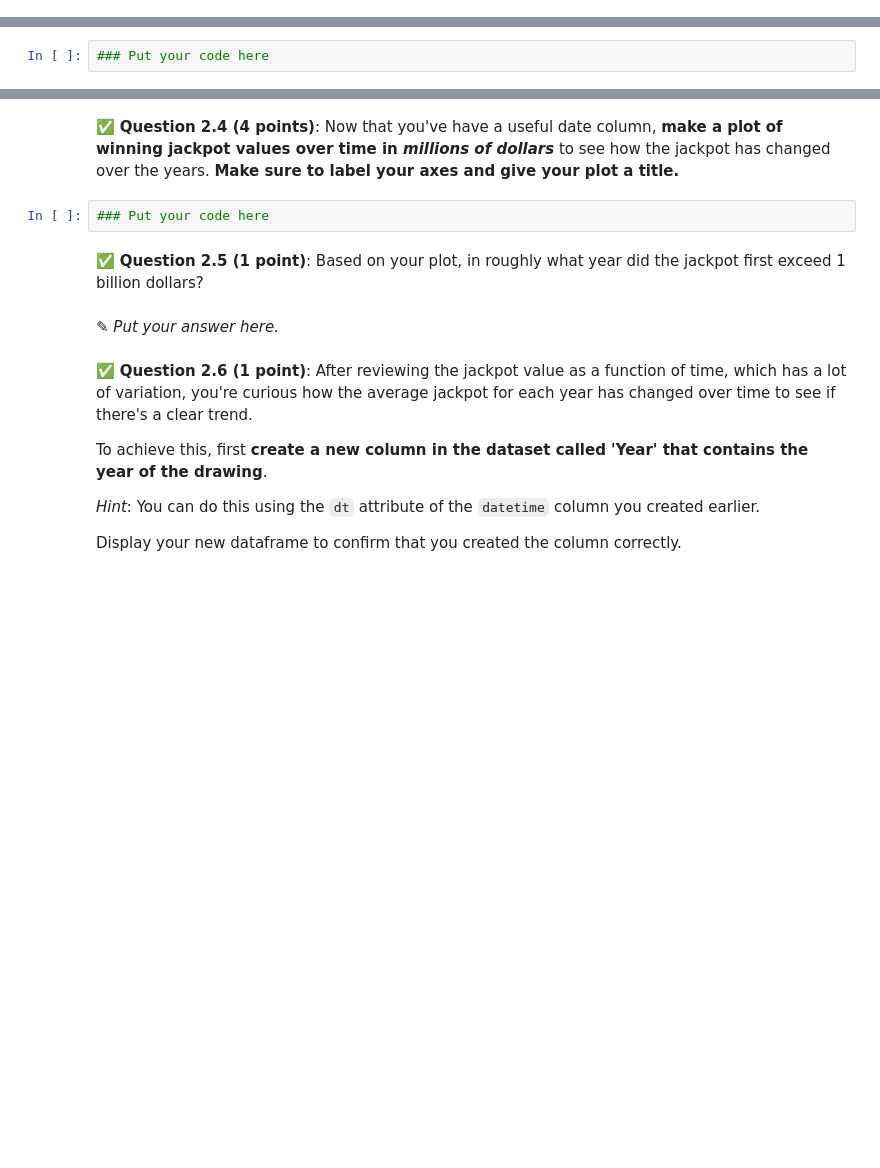
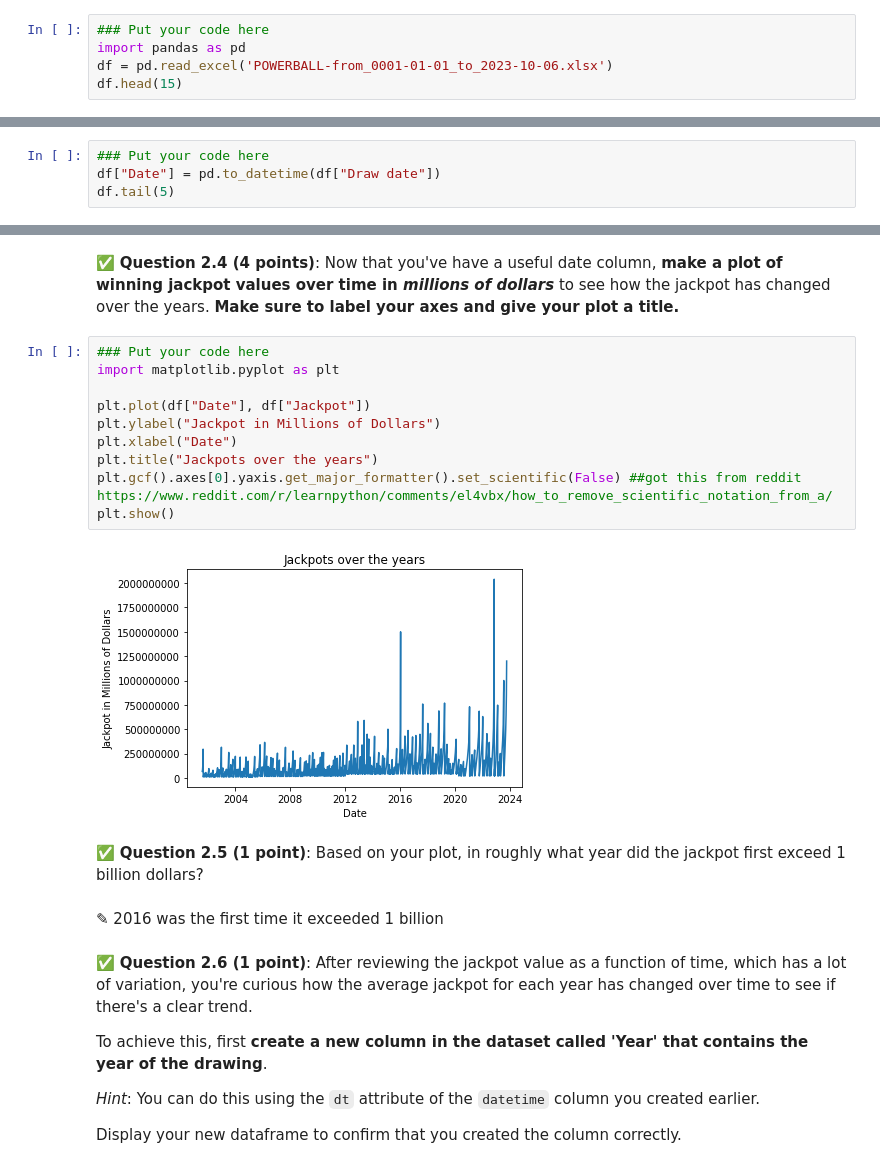
Before and after one commit to johnsonbj199/CMSE202-f23-turnin, a Jupyter notebook: midterm/CMSE202-Midterm-Section001-STUDENT.ipynb, the cells around one changed output, grey strips where cells are left out. Drawn from its saved outputs; the diff is of its cells as text; blank space fills up the shorter version.

```diff
--- a/midterm/CMSE202-Midterm-Section001-STUDENT.ipynb
+++ b/midterm/CMSE202-Midterm-Section001-STUDENT.ipynb
@@ -76,0 +76,5 @@ You should be able to access it here:
+# %%
+### Put your code here
+import pandas as pd
+df = pd.read_excel('POWERBALL-from_0001-01-01_to_2023-10-06.xlsx')
+df.head(15)
@@ -82,3 +104,5 @@ In order to make plotting easier, **create a new column in the dataset called 'D
 Once you've done this, **display the _last_ 5 rows of the dataset and confirm that your new column has the right information.**
 # %%
 ### Put your code here
+df["Date"] = pd.to_datetime(df["Draw date"])
+df.tail(5)
@@ -85,11 +117,21 @@ Once you've done this, **display the _last_ 5 rows of the dataset and confirm th
 # %% [markdown]
 &#9989; **Question 2.4 (4 points)**: Now that you've have a useful date column, **make a plot of winning jackpot values over time in _millions of dollars_** to see how the jackpot has changed over the years. **Make sure to label your axes and give your plot a title.**
-# %%
-### Put your code here
+# %%
+### Put your code here
+import matplotlib.pyplot as plt
+
+plt.plot(df["Date"], df["Jackpot"])
+plt.ylabel("Jackpot in Millions of Dollars")
+plt.xlabel("Date")
+plt.title("Jackpots over the years")
+plt.gcf().axes[0].yaxis.get_major_formatter().set_scientific(False) ##got this from reddit https://www.reddit.com/r/learnpython/comments/el4vbx/how_to_remove_scientific_notation_from_a/
+plt.show()
+# %% [output]
+[figure, added]
 # %% [markdown]
 &#9989; **Question 2.5 (1 point)**: Based on your plot, in roughly what year did the jackpot first exceed 1 billion dollars?
 # %% [markdown]
-<font size=+3>&#9998;</font> _Put your answer here._
+<font size=+3>&#9998;</font> 2016 was the first time it exceeded 1 billion
 # %% [markdown]
 &#9989; **Question 2.6 (1 point)**: After reviewing the jackpot value as a function of time, which has a lot of variation, you're curious how the average jackpot for each year has changed over time to see if there's a clear trend.
 
```
Also changed, not shown: parts of 10 cells of this notebook.
